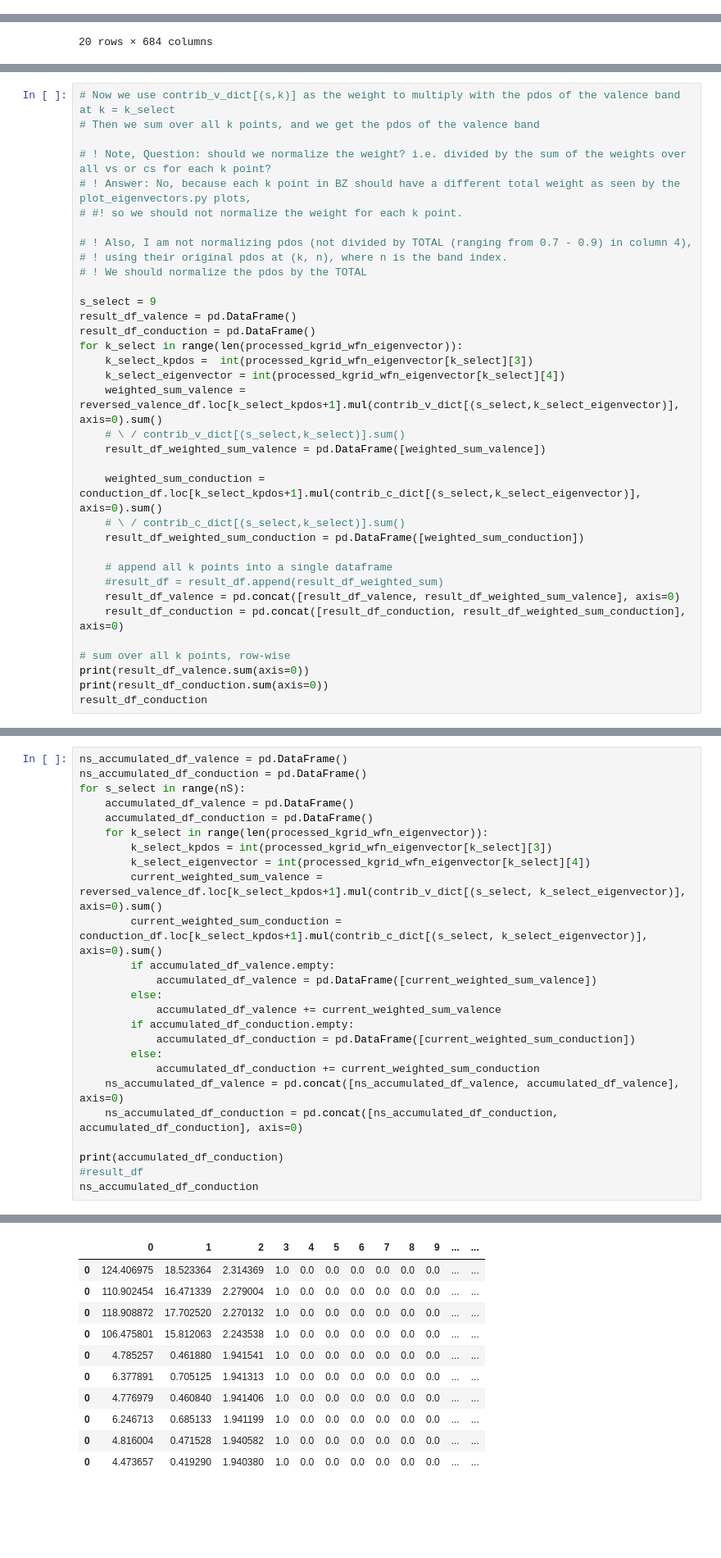
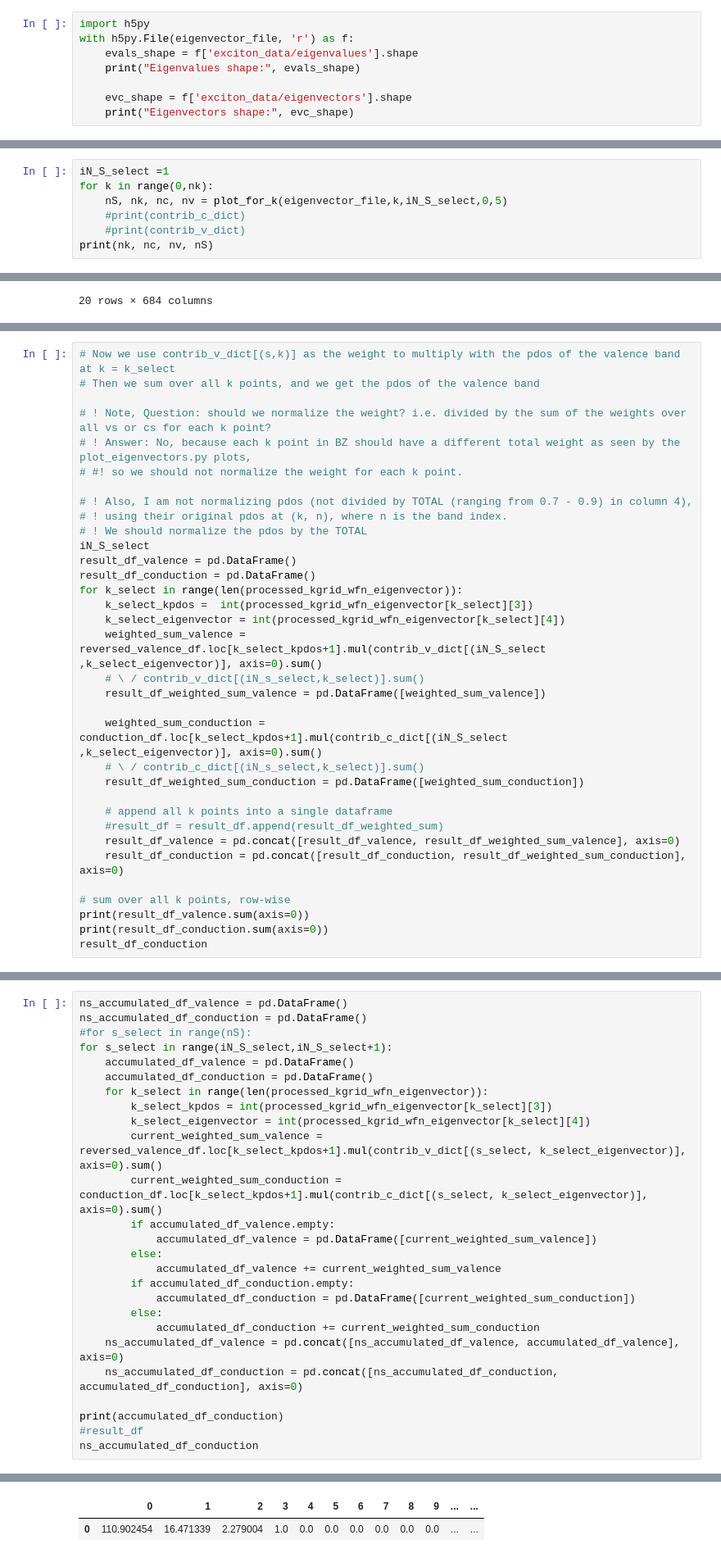
Before and after one commit to yinan-c/exciton_decomposition, a Jupyter notebook: exciton_decomposition.ipynb, the cells around one changed output, grey strips where cells are left out. Shown: that part at 82% size. Cells and saved outputs as stored; diff of their text form; blank space fills up the shorter version.

```diff
--- a/exciton_decomposition.ipynb
+++ b/exciton_decomposition.ipynb
@@ -340,3 +340,11 @@ df
 | 195998 | 400.0 | 60.33289 | 5.88086 | 0.544 | 0.0 | 0.0 | 0.0 | 0.0 | 0.0 | 0.0 | ... | ... |
 | 195999 | 400.0 | 60.33289 | 5.89489 | 0.556 | 0.0 | 0.0 | 0.0 | 0.0 | 0.0 | 0.0 | ... | ... |
 196000 rows × 684 columns
+# %%
+import h5py
+with h5py.File(eigenvector_file, 'r') as f:
+    evals_shape = f['exciton_data/eigenvalues'].shape
+    print("Eigenvalues shape:", evals_shape)
+
+    evc_shape = f['exciton_data/eigenvectors'].shape
+    print("Eigenvectors shape:", evc_shape)
@@ -342,0 +384,7 @@ df
+# %%
+iN_S_select =1
+for k in range(0,nk):
+    nS, nk, nc, nv = plot_for_k(eigenvector_file,k,iN_S_select,0,5)
+    #print(contrib_c_dict)
+    #print(contrib_v_dict)
+print(nk, nc, nv, nS)
@@ -513,19 +565,20 @@ For each k point, find out the decomposition of bands into atomic orbitals
 # ! Also, I am not normalizing pdos (not divided by TOTAL (ranging from 0.7 - 0.9) in column 4),
 # ! using their original pdos at (k, n), where n is the band index.
 # ! We should normalize the pdos by the TOTAL
-
-s_select = 9
+iN_S_select
 result_df_valence = pd.DataFrame()
 result_df_conduction = pd.DataFrame()
 for k_select in range(len(processed_kgrid_wfn_eigenvector)):
     k_select_kpdos =  int(processed_kgrid_wfn_eigenvector[k_select][3])
     k_select_eigenvector = int(processed_kgrid_wfn_eigenvector[k_select][4])
-    weighted_sum_valence = reversed_valence_df.loc[k_select_kpdos+1].mul(contrib_v_dict[(s_select,k_select_eigenvector)], axis=0).sum()
-    # \ / contrib_v_dict[(s_select,k_select)].sum()
+    weighted_sum_valence = reversed_valence_df.loc[k_select_kpdos+1].mul(contrib_v_dict[(iN_S_select
+,k_select_eigenvector)], axis=0).sum()
+    # \ / contrib_v_dict[(iN_s_select,k_select)].sum()
     result_df_weighted_sum_valence = pd.DataFrame([weighted_sum_valence])
 
-    weighted_sum_conduction = conduction_df.loc[k_select_kpdos+1].mul(contrib_c_dict[(s_select,k_select_eigenvector)], axis=0).sum()
-    # \ / contrib_c_dict[(s_select,k_select)].sum()
+    weighted_sum_conduction = conduction_df.loc[k_select_kpdos+1].mul(contrib_c_dict[(iN_S_select
+,k_select_eigenvector)], axis=0).sum()
+    # \ / contrib_c_dict[(iN_s_select,k_select)].sum()
     result_df_weighted_sum_conduction = pd.DataFrame([weighted_sum_conduction])
 
     # append all k points into a single dataframe
@@ -571,7 +624,8 @@ Length: 684, dtype: float64
 # %%
 ns_accumulated_df_valence = pd.DataFrame()
 ns_accumulated_df_conduction = pd.DataFrame()
-for s_select in range(nS):
+#for s_select in range(nS):
+for s_select in range(iN_S_select,iN_S_select+1):
     accumulated_df_valence = pd.DataFrame()
     accumulated_df_conduction = pd.DataFrame()
     for k_select in range(len(processed_kgrid_wfn_eigenvector)):
@@ -605,13 +659,4 @@ ns_accumulated_df_conduction
 
 [1 rows x 684 columns]
 |  | 0 | 1 | 2 | 3 | 4 | 5 | 6 | 7 | 8 | 9 | ... | ... |
-| 0 | 124.406975 | 18.523364 | 2.314369 | 1.0 | 0.0 | 0.0 | 0.0 | 0.0 | 0.0 | 0.0 | ... | ... |
 | 0 | 110.902454 | 16.471339 | 2.279004 | 1.0 | 0.0 | 0.0 | 0.0 | 0.0 | 0.0 | 0.0 | ... | ... |
-| 0 | 118.908872 | 17.702520 | 2.270132 | 1.0 | 0.0 | 0.0 | 0.0 | 0.0 | 0.0 | 0.0 | ... | ... |
-| 0 | 106.475801 | 15.812063 | 2.243538 | 1.0 | 0.0 | 0.0 | 0.0 | 0.0 | 0.0 | 0.0 | ... | ... |
-| 0 | 4.785257 | 0.461880 | 1.941541 | 1.0 | 0.0 | 0.0 | 0.0 | 0.0 | 0.0 | 0.0 | ... | ... |
-| 0 | 6.377891 | 0.705125 | 1.941313 | 1.0 | 0.0 | 0.0 | 0.0 | 0.0 | 0.0 | 0.0 | ... | ... |
-| 0 | 4.776979 | 0.460840 | 1.941406 | 1.0 | 0.0 | 0.0 | 0.0 | 0.0 | 0.0 | 0.0 | ... | ... |
-| 0 | 6.246713 | 0.685133 | 1.941199 | 1.0 | 0.0 | 0.0 | 0.0 | 0.0 | 0.0 | 0.0 | ... | ... |
-| 0 | 4.816004 | 0.471528 | 1.940582 | 1.0 | 0.0 | 0.0 | 0.0 | 0.0 | 0.0 | 0.0 | ... | ... |
-| 0 | 4.473657 | 0.419290 | 1.940380 | 1.0 | 0.0 | 0.0 | 0.0 | 0.0 | 0.0 | 0.0 | ... | ... |
```
Also changed, not shown: parts of 26 cells of this notebook, 1 other file.
